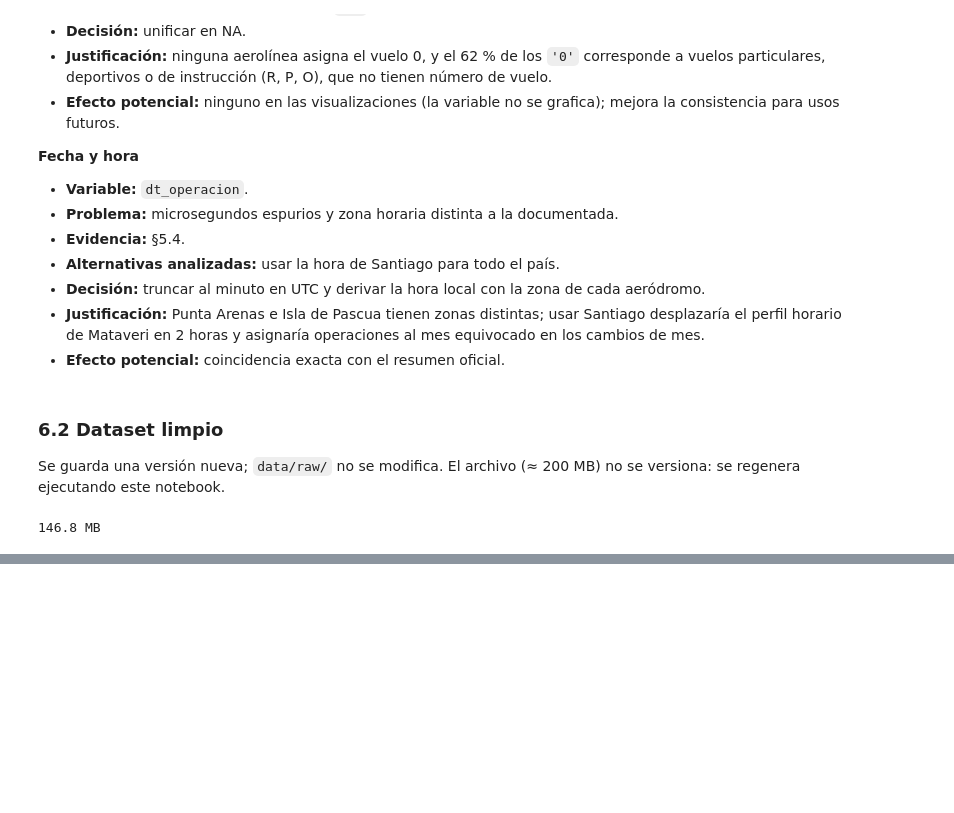
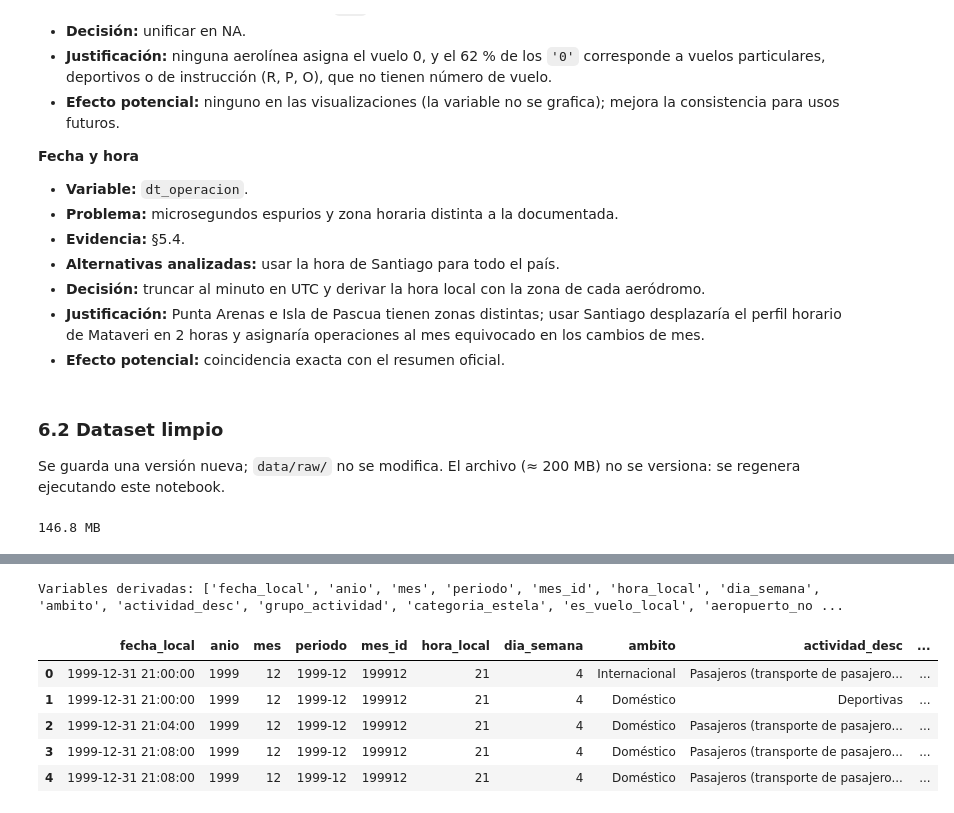
Before and after one commit to Gaboto1/visualizacion-transporte-rojas-gabriel, a Jupyter notebook: notebooks/evaluacion02.ipynb, the cells around one changed output, grey strips where cells are left out. Saved outputs shown, nothing was run; the diff lists cells and outputs as text; code cells hidden in the pictures; blank space fills up the shorter version.

```diff
--- a/notebooks/evaluacion02.ipynb
+++ b/notebooks/evaluacion02.ipynb
@@ -785,0 +792,13 @@ print(f"{(PROCESSED / 'bitacora_limpia.parquet').stat().st_size/1e6:,.1f} MB")
+# %%
+df = prep.agregar_variables(limpio, dim_aer, dim_act)
+nuevas = [c for c in df.columns if c not in limpio.columns]
+print("Variables derivadas:", nuevas)
+df[nuevas].head()
+# %% [output]
+Variables derivadas: ['fecha_local', 'anio', 'mes', 'periodo', 'mes_id', 'hora_local', 'dia_semana', 'ambito', 'actividad_desc', 'grupo_actividad', 'categoria_estela', 'es_vuelo_local', 'aeropuerto_no ...
+|  | fecha_local | anio | mes | periodo | mes_id | hora_local | dia_semana | ambito | actividad_desc | ... |
+| 0 | 1999-12-31 21:00:00 | 1999 | 12 | 1999-12 | 199912 | 21 | 4 | Internacional | Pasajeros (transporte de pasajero... | ... |
+| 1 | 1999-12-31 21:00:00 | 1999 | 12 | 1999-12 | 199912 | 21 | 4 | Doméstico | Deportivas | ... |
+| 2 | 1999-12-31 21:04:00 | 1999 | 12 | 1999-12 | 199912 | 21 | 4 | Doméstico | Pasajeros (transporte de pasajero... | ... |
+| 3 | 1999-12-31 21:08:00 | 1999 | 12 | 1999-12 | 199912 | 21 | 4 | Doméstico | Pasajeros (transporte de pasajero... | ... |
+| 4 | 1999-12-31 21:08:00 | 1999 | 12 | 1999-12 | 199912 | 21 | 4 | Doméstico | Pasajeros (transporte de pasajero... | ... |
```
Also changed, not shown: parts of 9 cells of this notebook, 1 other file.
